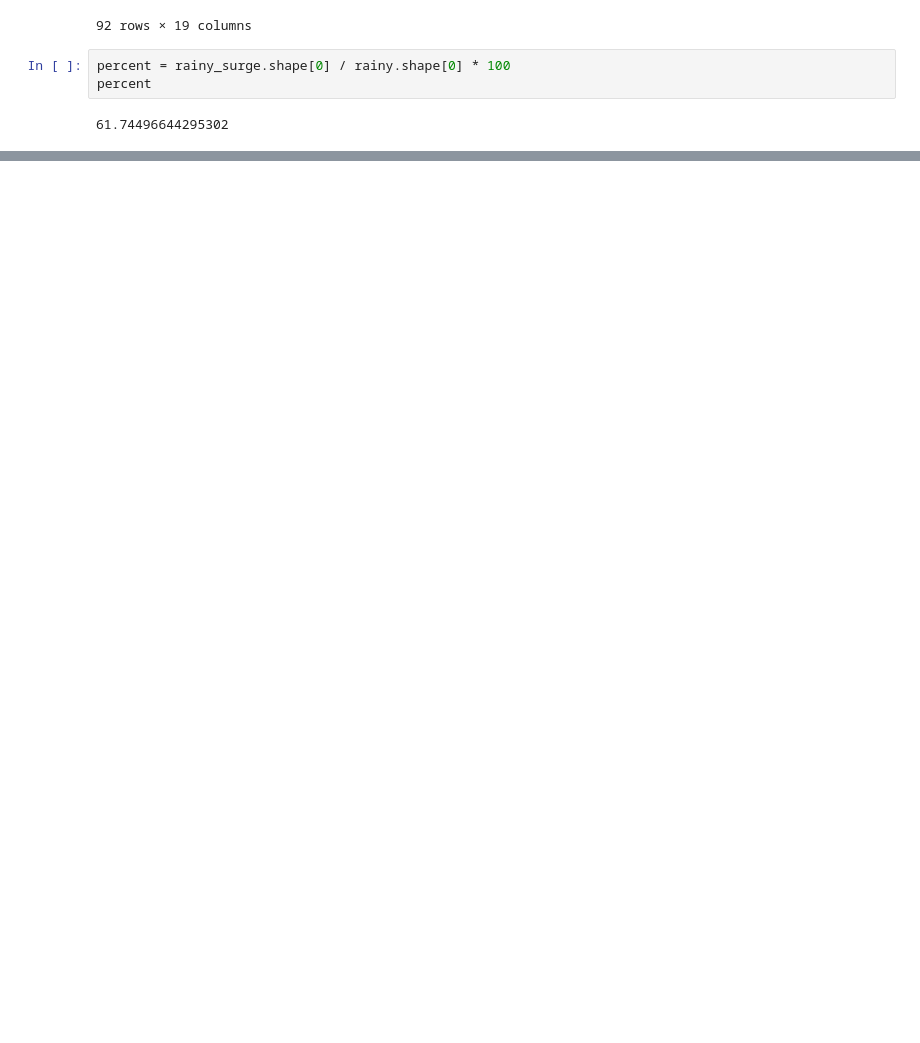
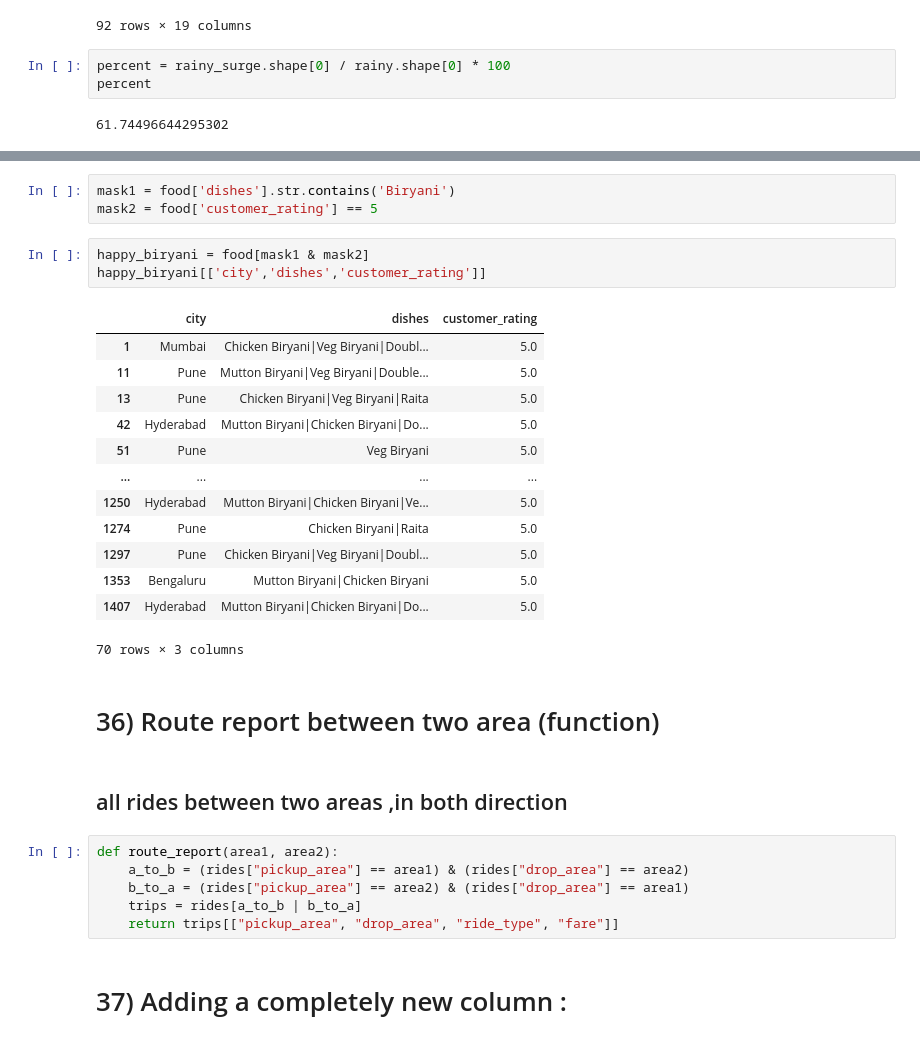
Before and after one commit to singh-amit-45/Data-Science, a Jupyter notebook: Libraries/Pandas/Pandas_DataFrame/DataFrame.ipynb, the cells around one changed output, grey strips where cells are left out. Cells and saved outputs as stored; diff of their text form; blank space fills up the shorter version.

```diff
--- a/Libraries/Pandas/Pandas_DataFrame/DataFrame.ipynb
+++ b/Libraries/Pandas/Pandas_DataFrame/DataFrame.ipynb
@@ -928,0 +965,32 @@ percent
+# %%
+mask1 = food['dishes'].str.contains('Biryani')
+mask2 = food['customer_rating'] == 5
+# %%
+happy_biryani = food[mask1 & mask2]
+happy_biryani[['city','dishes','customer_rating']]
+# %% [output]
+|  | city | dishes | customer_rating |
+| 1 | Mumbai | Chicken Biryani|Veg Biryani|Doubl... | 5.0 |
+| 11 | Pune | Mutton Biryani|Veg Biryani|Double... | 5.0 |
+| 13 | Pune | Chicken Biryani|Veg Biryani|Raita | 5.0 |
+| 42 | Hyderabad | Mutton Biryani|Chicken Biryani|Do... | 5.0 |
+| 51 | Pune | Veg Biryani | 5.0 |
+| ... | ... | ... | ... |
+| 1250 | Hyderabad | Mutton Biryani|Chicken Biryani|Ve... | 5.0 |
+| 1274 | Pune | Chicken Biryani|Raita | 5.0 |
+| 1297 | Pune | Chicken Biryani|Veg Biryani|Doubl... | 5.0 |
+| 1353 | Bengaluru | Mutton Biryani|Chicken Biryani | 5.0 |
+| 1407 | Hyderabad | Mutton Biryani|Chicken Biryani|Do... | 5.0 |
+70 rows × 3 columns
+# %% [markdown]
+# 36) Route report between two area (function)
+# %% [markdown]
+## all rides between two areas ,in both direction
+# %%
+def route_report(area1, area2):
+    a_to_b = (rides["pickup_area"] == area1) & (rides["drop_area"] == area2)
+    b_to_a = (rides["pickup_area"] == area2) & (rides["drop_area"] == area1)
+    trips = rides[a_to_b | b_to_a]
+    return trips[["pickup_area", "drop_area", "ride_type", "fare"]]
+# %% [markdown]
+# 37) Adding a completely new column :
```
Also changed, not shown: parts of 45 cells of this notebook.
